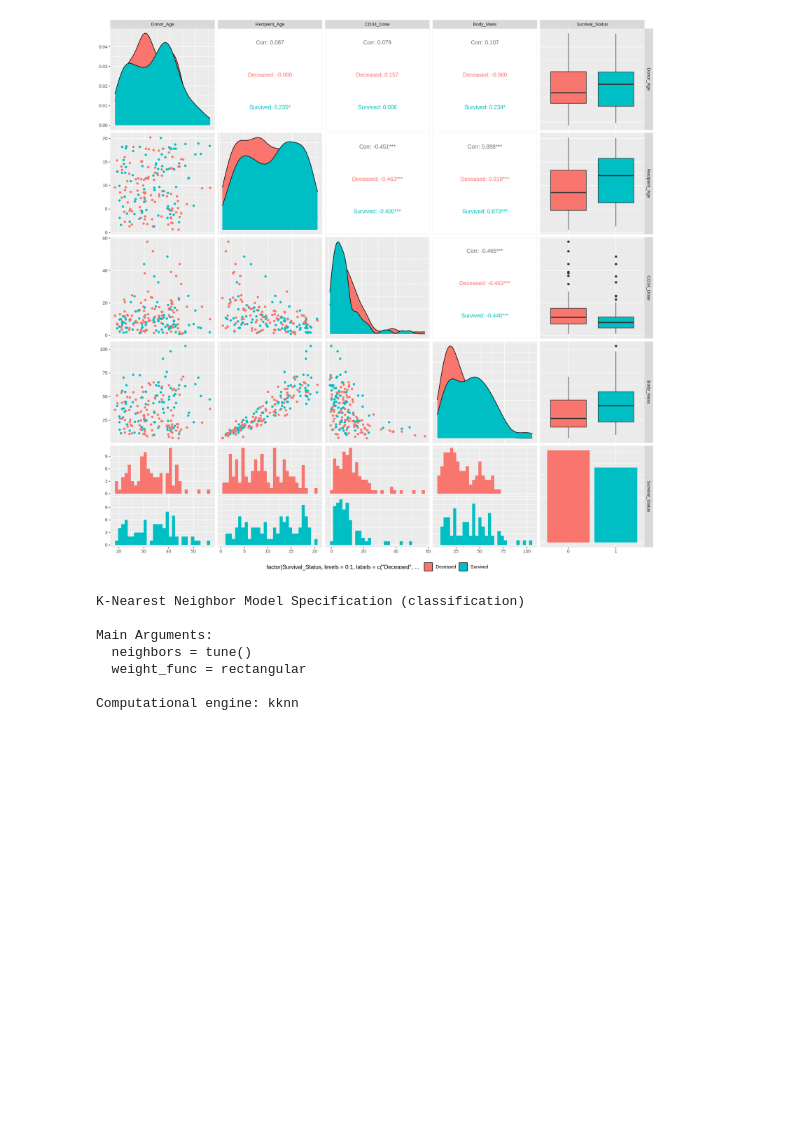
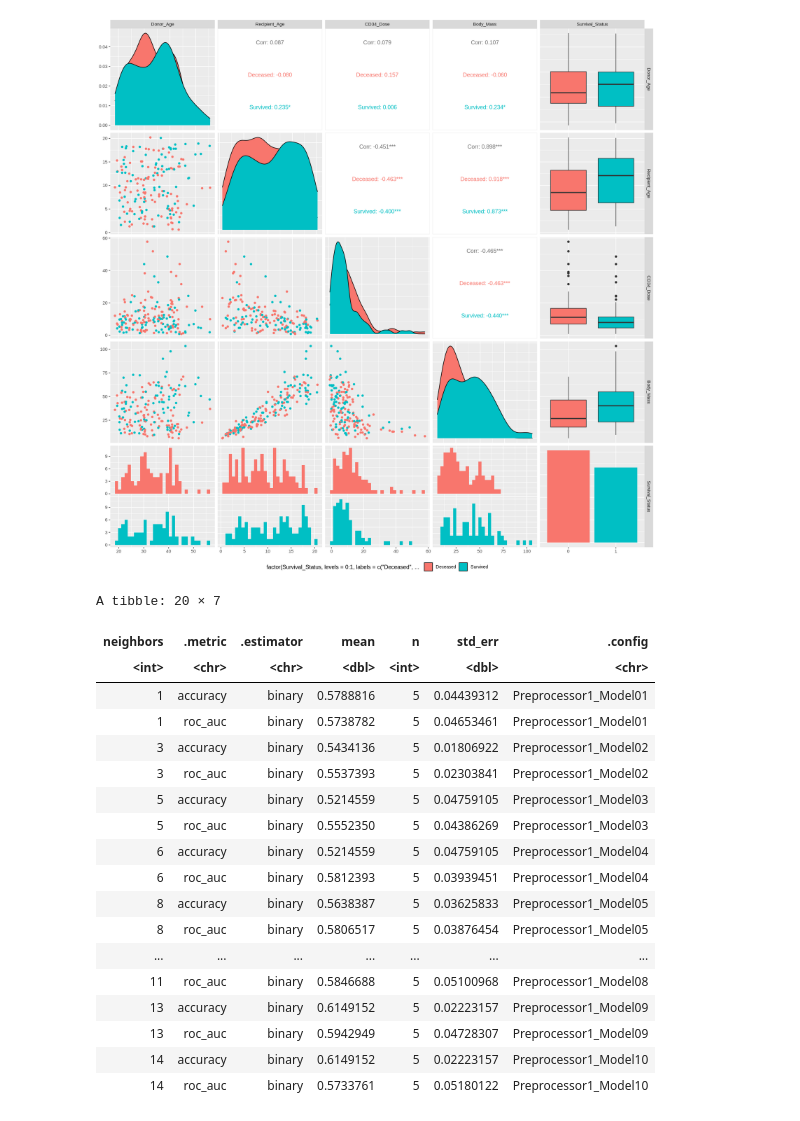
Before and after one commit to rishiiii3/dsci-100-2023S-group-67, a Jupyter notebook: Bone Marrow Analysis.ipynb, the cells around one changed output. Cells and saved outputs as stored; diff of their text form; code cells hidden in the pictures; blank space fills up the shorter version.

```diff
--- a/Bone Marrow Analysis.ipynb
+++ b/Bone Marrow Analysis.ipynb
@@ -197,15 +190,0 @@ bone_marrow_resample_fit <- workflow() |>
-# %%
-bone_marrow_tune =  nearest_neighbor(weight_func = "rectangular",
-              neighbors = tune()) |>
-              set_engine("kknn") |>
-              set_mode("classification")
-
-bone_marrow_tune
-# %% [output]
-K-Nearest Neighbor Model Specification (classification)
-
-Main Arguments:
-  neighbors = tune()
-  weight_func = rectangular
-
-Computational engine: kknn
@@ -211,0 +199,28 @@ Computational engine: kknn
+# %%
+knn_results <- workflow() |>
+  add_recipe(knn_recipe) |>
+  add_model(knn_spec) |>
+  tune_grid(resamples = bone_marrow_vfold, grid = 10) |>
+  collect_metrics()
+
+knn_results
+# %% [output]
+A tibble: 20 × 7
+| neighbors | .metric | .estimator | mean | n | std_err | .config |
+| <int> | <chr> | <chr> | <dbl> | <int> | <dbl> | <chr> |
+| 1 | accuracy | binary | 0.5788816 | 5 | 0.04439312 | Preprocessor1_Model01 |
+| 1 | roc_auc | binary | 0.5738782 | 5 | 0.04653461 | Preprocessor1_Model01 |
+| 3 | accuracy | binary | 0.5434136 | 5 | 0.01806922 | Preprocessor1_Model02 |
+| 3 | roc_auc | binary | 0.5537393 | 5 | 0.02303841 | Preprocessor1_Model02 |
+| 5 | accuracy | binary | 0.5214559 | 5 | 0.04759105 | Preprocessor1_Model03 |
+| 5 | roc_auc | binary | 0.5552350 | 5 | 0.04386269 | Preprocessor1_Model03 |
+| 6 | accuracy | binary | 0.5214559 | 5 | 0.04759105 | Preprocessor1_Model04 |
+| 6 | roc_auc | binary | 0.5812393 | 5 | 0.03939451 | Preprocessor1_Model04 |
+| 8 | accuracy | binary | 0.5638387 | 5 | 0.03625833 | Preprocessor1_Model05 |
+| 8 | roc_auc | binary | 0.5806517 | 5 | 0.03876454 | Preprocessor1_Model05 |
+| ... | ... | ... | ... | ... | ... | ... |
+| 11 | roc_auc | binary | 0.5846688 | 5 | 0.05100968 | Preprocessor1_Model08 |
+| 13 | accuracy | binary | 0.6149152 | 5 | 0.02223157 | Preprocessor1_Model09 |
+| 13 | roc_auc | binary | 0.5942949 | 5 | 0.04728307 | Preprocessor1_Model09 |
+| 14 | accuracy | binary | 0.6149152 | 5 | 0.02223157 | Preprocessor1_Model10 |
+| 14 | roc_auc | binary | 0.5733761 | 5 | 0.05180122 | Preprocessor1_Model10 |
```
Also changed, not shown: parts of 13 cells of this notebook.
